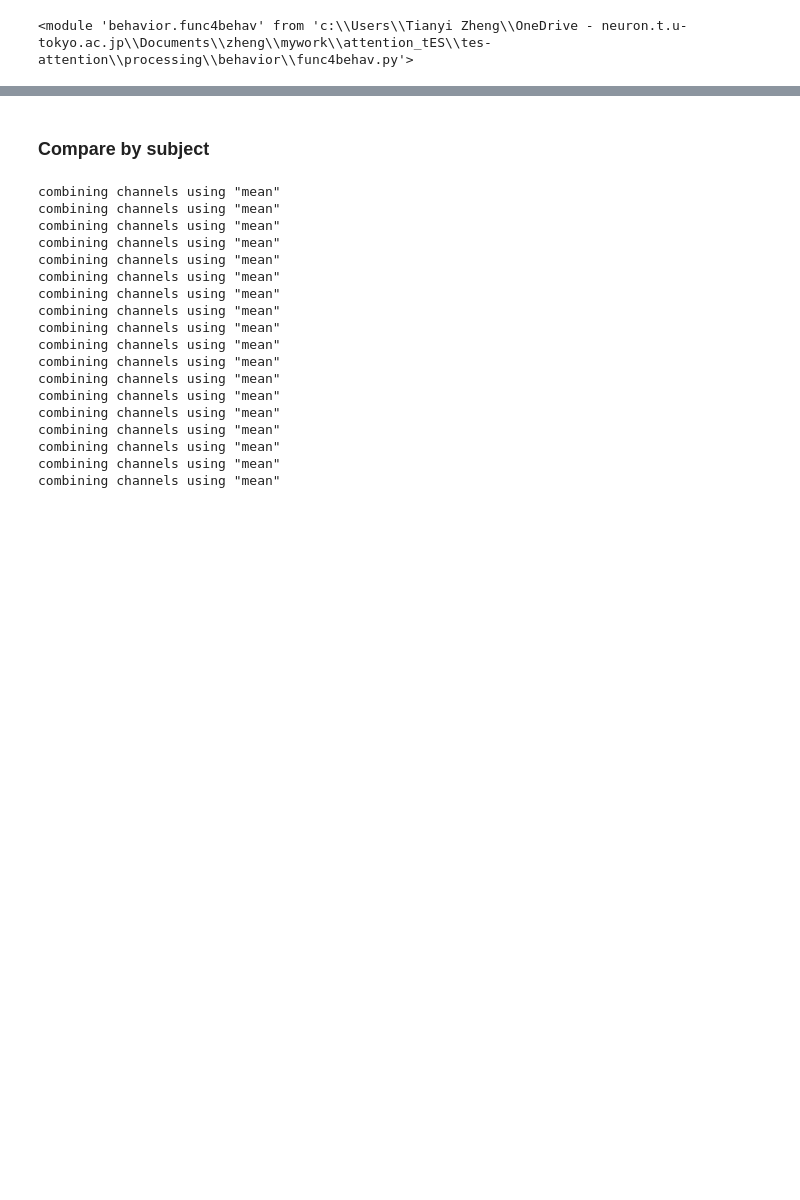
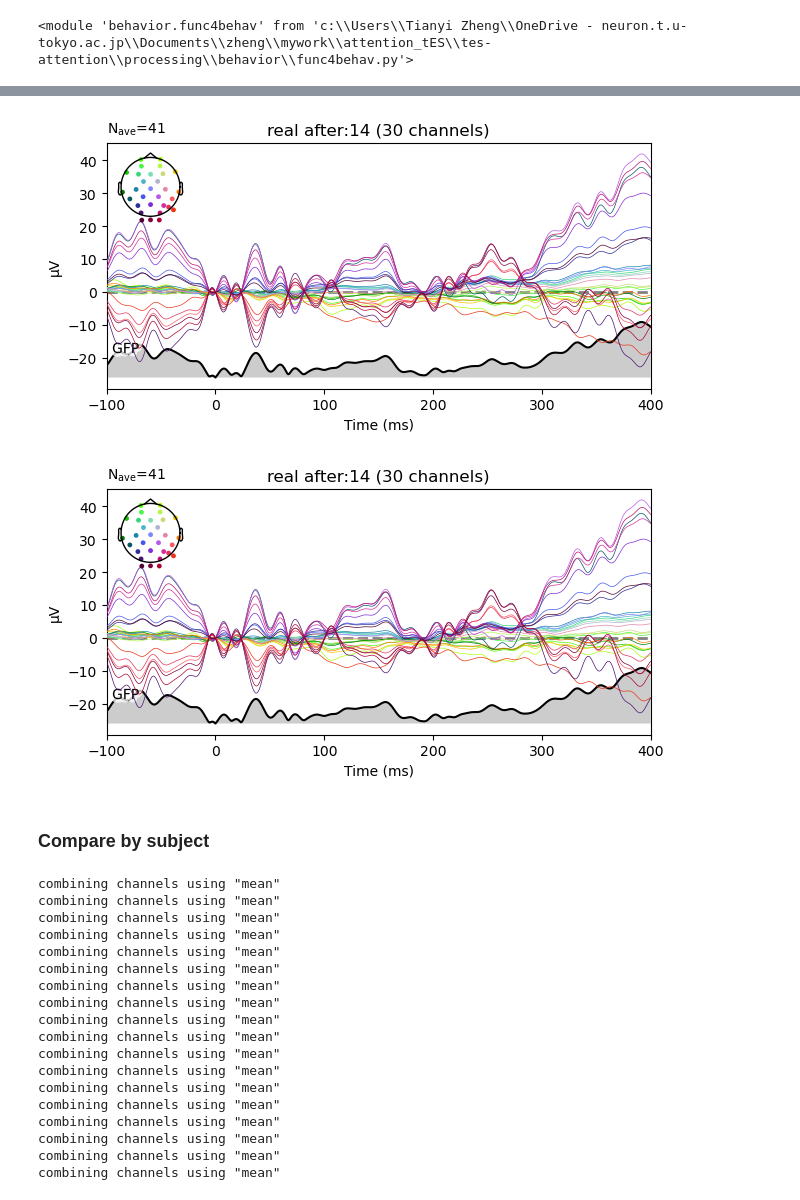
Before and after one commit to Shawnzty/tACS-Attention, a Jupyter notebook: processing/eeg_analysis/EP_average_by_subs.ipynb, the cells around one changed output, grey strips where cells are left out. Cells and saved outputs as stored; diff of their text form; code cells hidden in the pictures; blank space fills up the shorter version.

```diff
--- a/processing/eeg_analysis/EP_average_by_subs.ipynb
+++ b/processing/eeg_analysis/EP_average_by_subs.ipynb
@@ -28,10 +28,10 @@ imp.reload(fb)
 case = 'endo valid'
 watch='11 stim'
 tmin = -0.1
-tmax = 0.3
+tmax = 0.4
 real_ids = [1, 3, 4, 5, 9, 12, 13, 17, 18]
 sham_ids = [2, 6, 7, 8, 10, 11, 14, 15, 16]
-low_pass_freq = 30
+low_pass_freq = 50
 
 sham_evoked_before, sham_evoked_after, real_evoked_before, real_evoked_after, _, _ = fe.pipeline_ERP_bysubs(case, watch, tmin, tmax, lopass=low_pass_freq)
 # %% [output]
@@ -170,9 +194,12 @@ Designing a one-pass, zero-phase, non-causal lowpass filter:
 ... (24 outputs left out)
 # %%
 # remove bad channels
-# group_id = 5
-# subject_id = real_ids[group_id]
-# real_evoked_after[group_id].plot(spatial_colors=True, gfp=True, time_unit='ms', titles = 'real after:'+str(subject_id), hline=[0], exclude=['Fz'])
+group_id = 6
+subject_id = sham_ids[group_id]
+sham_evoked_before[group_id].plot(spatial_colors=True, gfp=True, time_unit='ms', titles = 'real after:'+str(subject_id), hline=[0],exclude=['P5','P7'])
+# %% [output]
+[figure, added]
+[figure, added]
 # %%
 # Check all channels, all subjects, before and after
 # for i in range(9):
```
Also changed, not shown: parts of 3 cells of this notebook, 1 other file.
